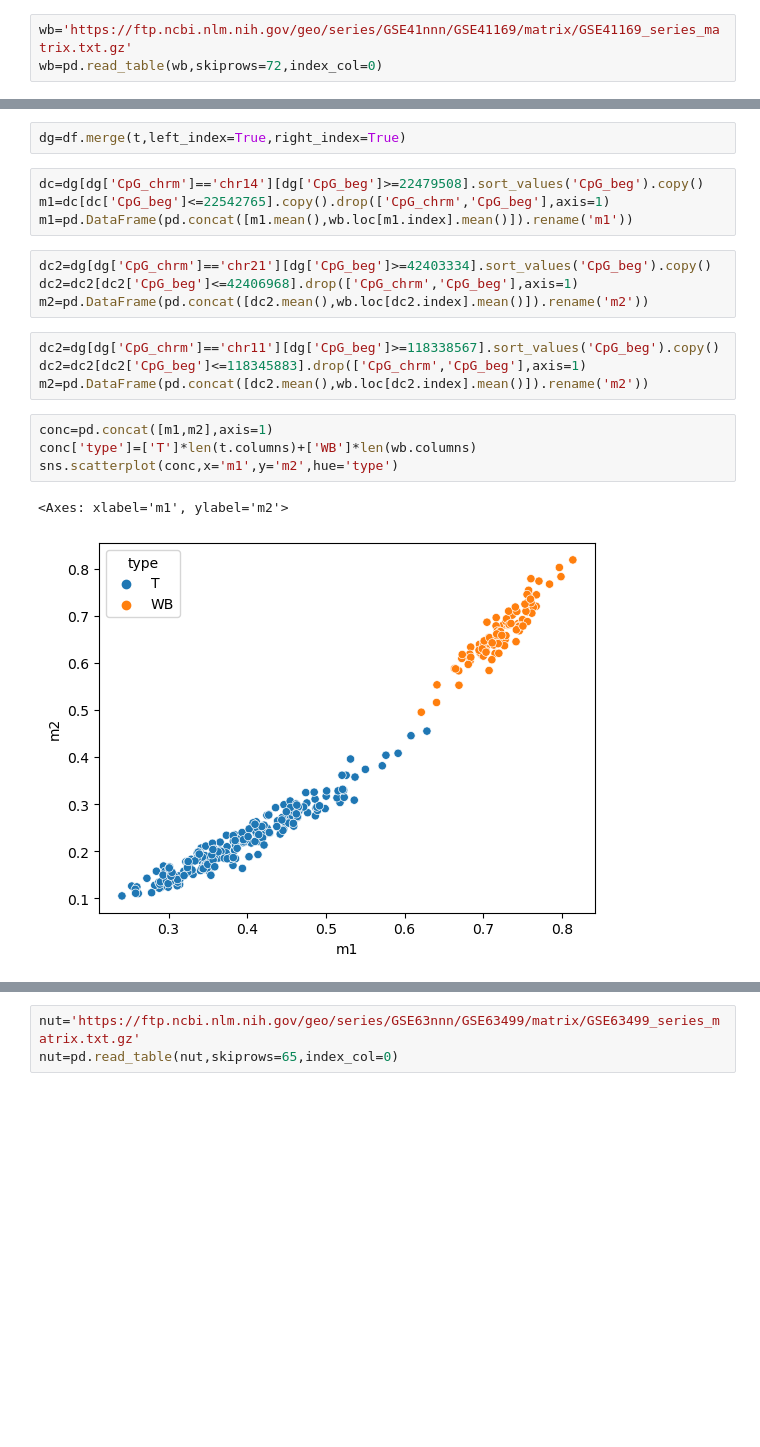
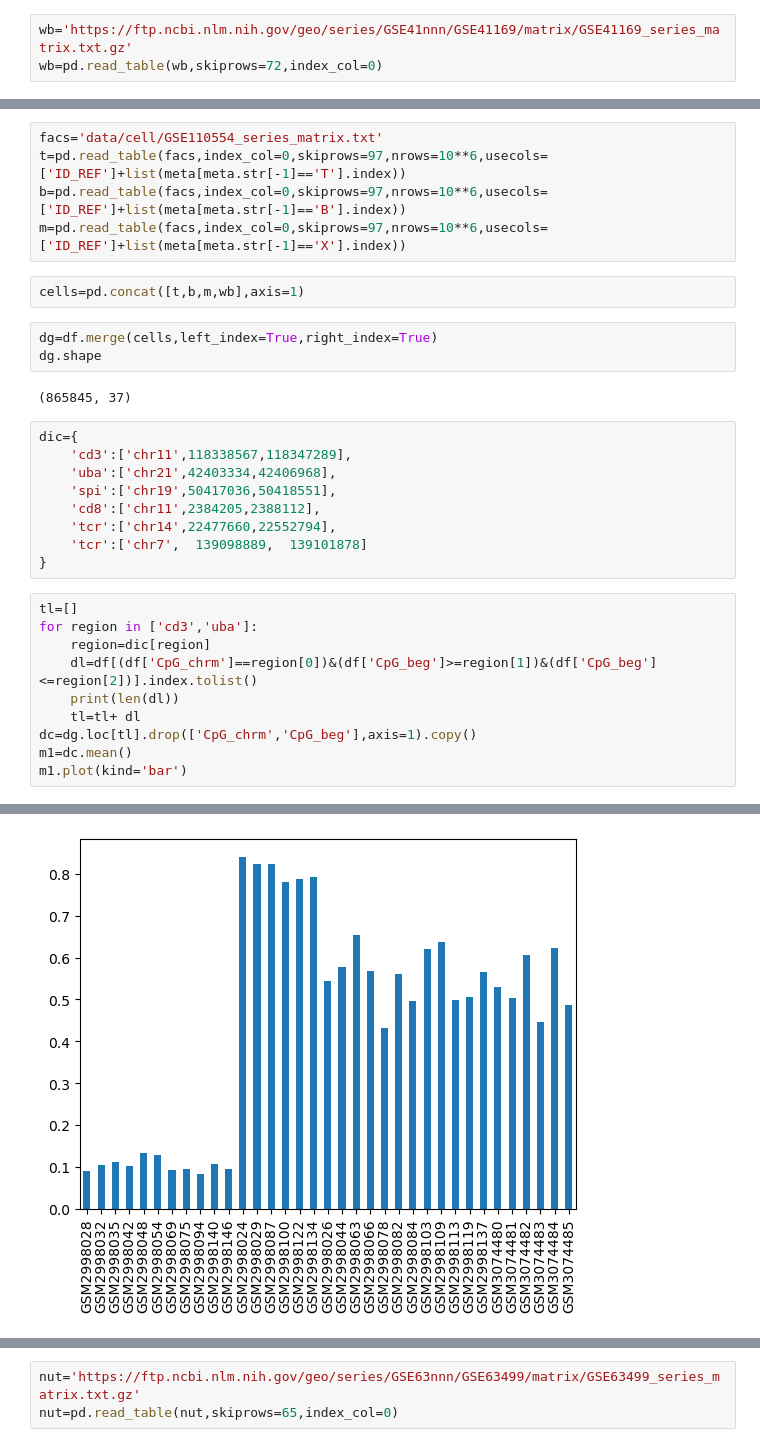
Before and after one commit to moqri/epi_deconv, a Jupyter notebook: sort.ipynb, the cells around one changed output, grey strips where cells are left out. Cells and saved outputs as stored; diff of their text form; blank space fills up the shorter version.

```diff
--- a/sort.ipynb
+++ b/sort.ipynb
@@ -52,21 +73,32 @@ t=t.clip(0,1)
+# %%
+facs='data/cell/GSE110554_series_matrix.txt'
+t=pd.read_table(facs,index_col=0,skiprows=97,nrows=10**6,usecols=['ID_REF']+list(meta[meta.str[-1]=='T'].index))
+b=pd.read_table(facs,index_col=0,skiprows=97,nrows=10**6,usecols=['ID_REF']+list(meta[meta.str[-1]=='B'].index))
+m=pd.read_table(facs,index_col=0,skiprows=97,nrows=10**6,usecols=['ID_REF']+list(meta[meta.str[-1]=='X'].index))
+# %%
+cells=pd.concat([t,b,m,wb],axis=1)
 # %%
-dg=df.merge(t,left_index=True,right_index=True)
+dg=df.merge(cells,left_index=True,right_index=True)
+dg.shape
+# %% [output]
+(865845, 37)
-# %%
-dc=dg[dg['CpG_chrm']=='chr14'][dg['CpG_beg']>=22479508].sort_values('CpG_beg').copy()
-m1=dc[dc['CpG_beg']<=22542765].copy().drop(['CpG_chrm','CpG_beg'],axis=1)
-m1=pd.DataFrame(pd.concat([m1.mean(),wb.loc[m1.index].mean()]).rename('m1'))
-# %%
-dc2=dg[dg['CpG_chrm']=='chr21'][dg['CpG_beg']>=42403334].sort_values('CpG_beg').copy()
-dc2=dc2[dc2['CpG_beg']<=42406968].drop(['CpG_chrm','CpG_beg'],axis=1)
-m2=pd.DataFrame(pd.concat([dc2.mean(),wb.loc[dc2.index].mean()]).rename('m2'))
-# %%
-dc2=dg[dg['CpG_chrm']=='chr11'][dg['CpG_beg']>=118338567].sort_values('CpG_beg').copy()
-dc2=dc2[dc2['CpG_beg']<=118345883].drop(['CpG_chrm','CpG_beg'],axis=1)
-m2=pd.DataFrame(pd.concat([dc2.mean(),wb.loc[dc2.index].mean()]).rename('m2'))
-# %%
-conc=pd.concat([m1,m2],axis=1)
-conc['type']=['T']*len(t.columns)+['WB']*len(wb.columns)
-sns.scatterplot(conc,x='m1',y='m2',hue='type')
-# %% [output]
-<Axes: xlabel='m1', ylabel='m2'>
-[figure, removed]
+# %%
+dic={
+    'cd3':['chr11',118338567,118347289],
+    'uba':['chr21',42403334,42406968],
+    'spi':['chr19',50417036,50418551],
+    'cd8':['chr11',2384205,2388112],
+    'tcr':['chr14',22477660,22552794],
+    'tcr':['chr7',	139098889,	139101878]
+}
+# %%
+tl=[]
+for region in ['cd3','uba']:
+    region=dic[region]
+    dl=df[(df['CpG_chrm']==region[0])&(df['CpG_beg']>=region[1])&(df['CpG_beg']<=region[2])].index.tolist()
+    print(len(dl))
+    tl=tl+ dl
+dc=dg.loc[tl].drop(['CpG_chrm','CpG_beg'],axis=1).copy()
+m1=dc.mean()
+m1.plot(kind='bar')
+# %% [output]
@@ -72,0 +108 @@ sns.scatterplot(conc,x='m1',y='m2',hue='type')
+[figure, added]
```
Also changed, not shown: parts of 37 cells of this notebook, 15 other files.
